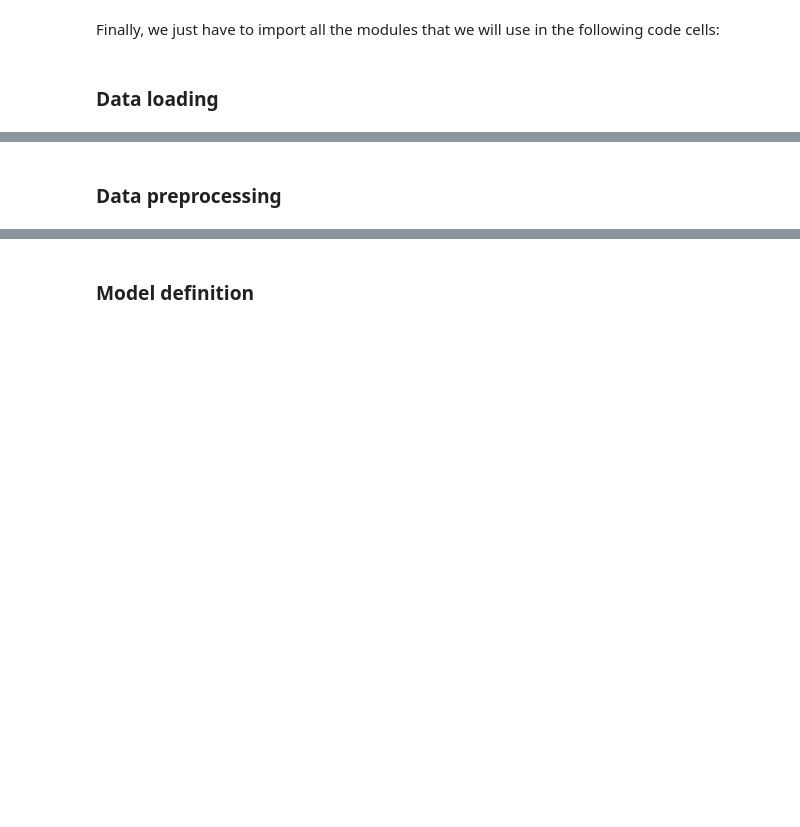
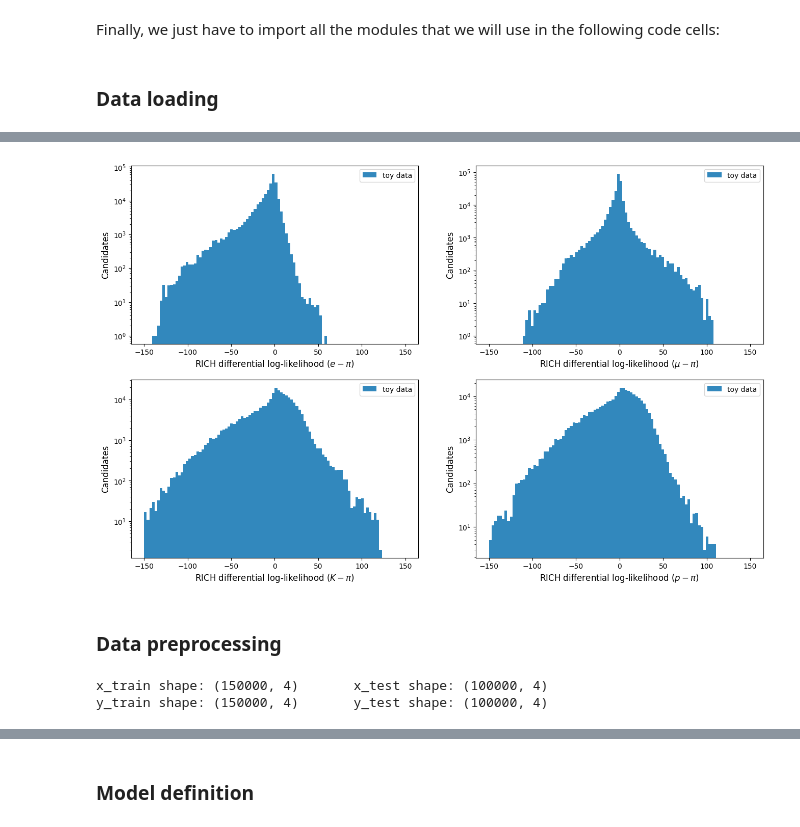
Before and after one commit to mbarbetti/pidgan-notebooks, a Jupyter notebook: tutorial-GAN-LHCb_RICH.ipynb, the cells around one changed output, grey strips where cells are left out. Saved outputs shown, nothing was run; the diff lists cells and outputs as text; code cells hidden in the pictures; blank space fills up the shorter version.

```diff
--- a/tutorial-GAN-LHCb_RICH.ipynb
+++ b/tutorial-GAN-LHCb_RICH.ipynb
@@ -105,2 +144,53 @@ from sklearn.utils import shuffle
+# %%
+plt.figure(figsize=(16, 10), dpi=100)
+
+plt.subplot(2, 2, 1)
+plt.xlabel("RICH differential log-likelihood $(e - \pi)$", fontsize=12)
+plt.ylabel("Candidates", fontsize=12)
+plt.hist(data["RichDLLe"], bins=np.linspace(-150.0, 150.0, 101), color="#3288bd", label="toy data")
+plt.legend(loc="upper right", fontsize=10)
+plt.yscale("log")
+
+plt.subplot(2, 2, 2)
+plt.xlabel("RICH differential log-likelihood $(\mu - \pi)$", fontsize=12)
+plt.ylabel("Candidates", fontsize=12)
+plt.hist(data["RichDLLmu"], bins=np.linspace(-150.0, 150.0, 101), color="#3288bd", label="toy data")
+plt.legend(loc="upper right", fontsize=10)
+plt.yscale("log")
+
+plt.subplot(2, 2, 3)
+plt.xlabel("RICH differential log-likelihood $(K - \pi)$", fontsize=12)
+plt.ylabel("Candidates", fontsize=12)
+plt.hist(data["RichDLLk"], bins=np.linspace(-150.0, 150.0, 101), color="#3288bd", label="toy data")
+plt.legend(loc="upper right", fontsize=10)
+plt.yscale("log")
+
+plt.subplot(2, 2, 4)
+plt.xlabel("RICH differential log-likelihood $(p - \pi)$", fontsize=12)
+plt.ylabel("Candidates", fontsize=12)
+plt.hist(data["RichDLLp"], bins=np.linspace(-150.0, 150.0, 101), color="#3288bd", label="toy data")
+plt.legend(loc="upper right", fontsize=10)
+plt.yscale("log")
+
+plt.show()
+# %% [output]
+[figure, added]
 # %% [markdown]
 ### Data preprocessing
+# %%
+data = shuffle(data)
+
+x_vars = ["P", "ETA", "nTracks", "trackcharge"]
+x = data[x_vars].values
+
+y_vars = ["RichDLLe", "RichDLLmu", "RichDLLk", "RichDLLp"]
+y = data[y_vars].values
+
+x_train, x_test = x[:150000], x[150000:]
+y_train, y_test = y[:150000], y[150000:]
+
+print(f"x_train shape: {x_train.shape} \t x_test shape: {x_test.shape}")
+print(f"y_train shape: {y_train.shape} \t y_test shape: {y_test.shape}")
+# %% [output]
+x_train shape: (150000, 4)       x_test shape: (100000, 4)
+y_train shape: (150000, 4)       y_test shape: (100000, 4)
```
Also changed, not shown: parts of 23 cells of this notebook.
